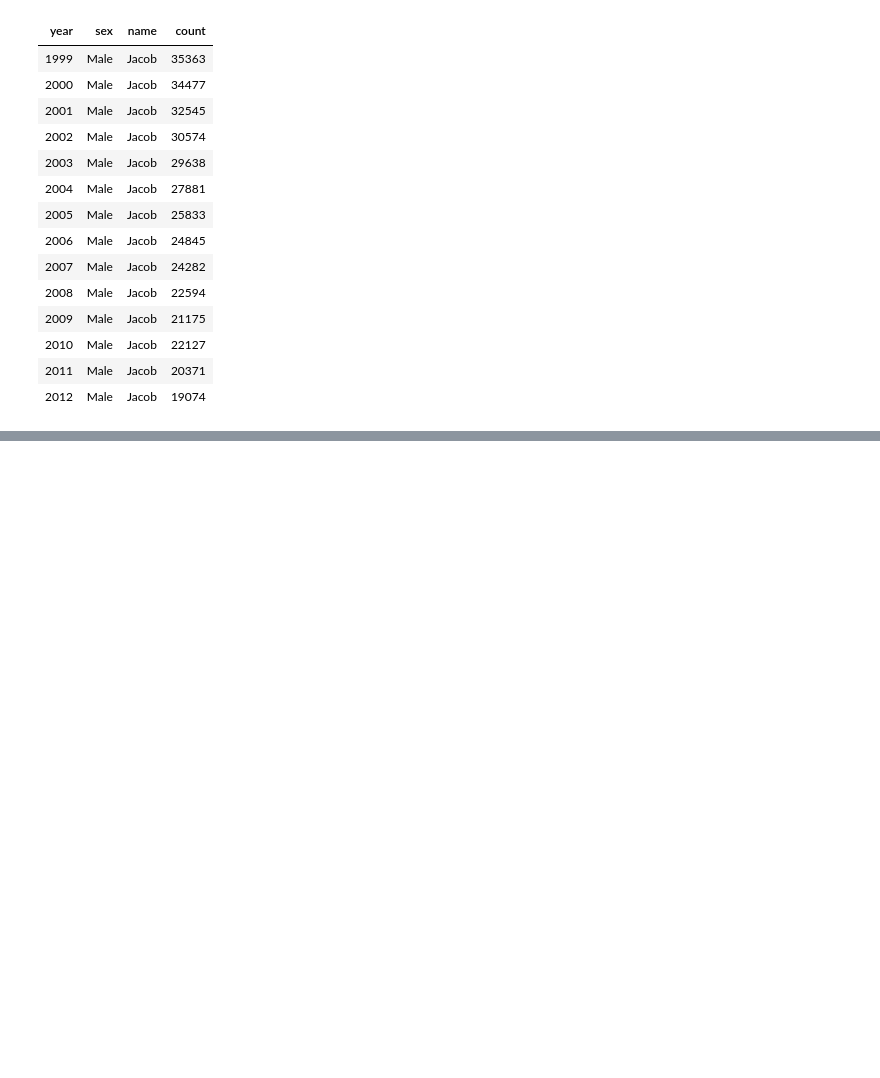
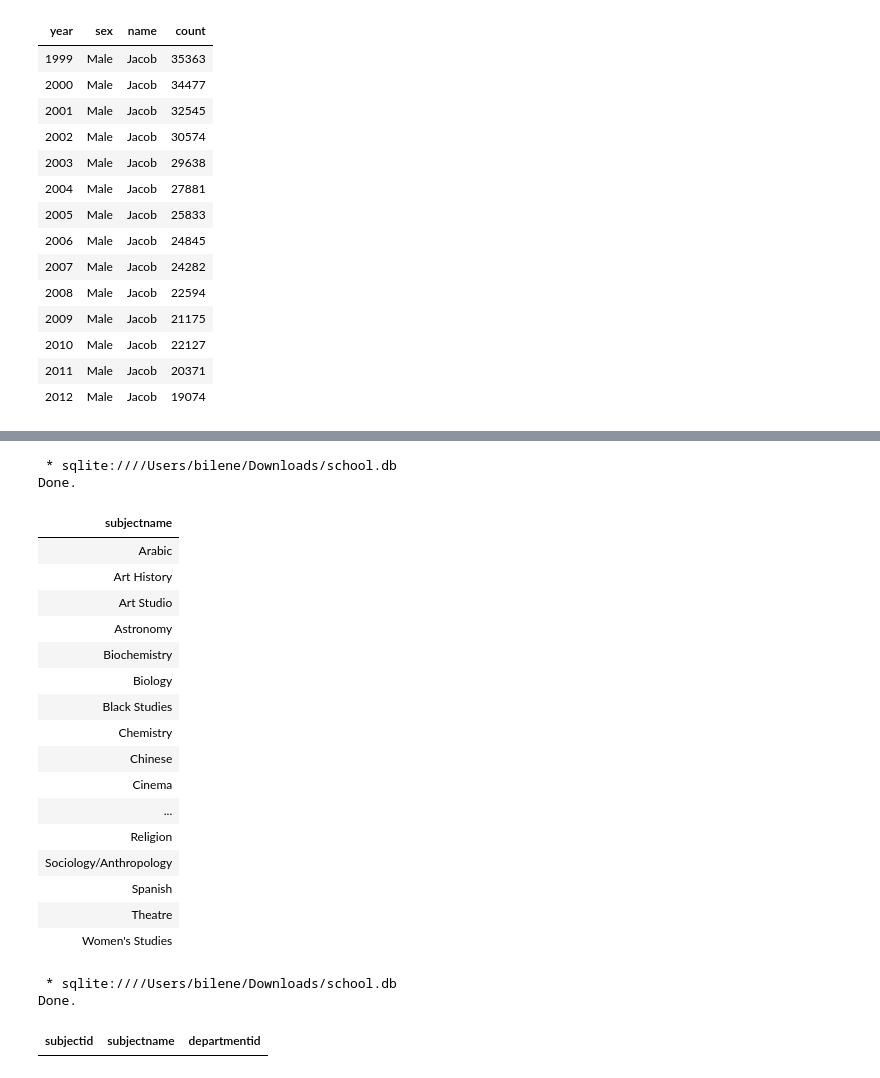
Before and after one commit to ernbilen/Data200_Fall23, a Jupyter notebook: notes/in-class/intro-to-sql.ipynb, the cells around one changed output, grey strips where cells are left out. Drawn from its saved outputs; the diff is of its cells as text; code cells hidden in the pictures; blank space fills up the shorter version.

```diff
--- a/notes/in-class/intro-to-sql.ipynb
+++ b/notes/in-class/intro-to-sql.ipynb
@@ -617,0 +651,34 @@ Done.
+# %%
+%%sql
+--Find out if the college has a program on data science/analytics
+--Return the unique names in subjectname from subjects table
+SELECT DISTINCT(subjectname) FROM subjects
+# %% [output]
+ * sqlite:////Users/bilene/Downloads/school.db
+Done.
+| subjectname |
+| Arabic |
+| Art History |
+| Art Studio |
+| Astronomy |
+| Biochemistry |
+| Biology |
+| Black Studies |
+| Chemistry |
+| Chinese |
+| Cinema |
+| ... |
+| Religion |
+| Sociology/Anthropology |
+| Spanish |
+| Theatre |
+| Women's Studies |
+# %%
+%%sql
+--Or, check if subjectname contains any name that includes "Data" in it
+SELECT * FROM subjects
+WHERE subjectname LIKE "Data%"
+# %% [output]
+ * sqlite:////Users/bilene/Downloads/school.db
+Done.
+| subjectid | subjectname | departmentid |
```
Also changed, not shown: parts of 12 cells of this notebook.
